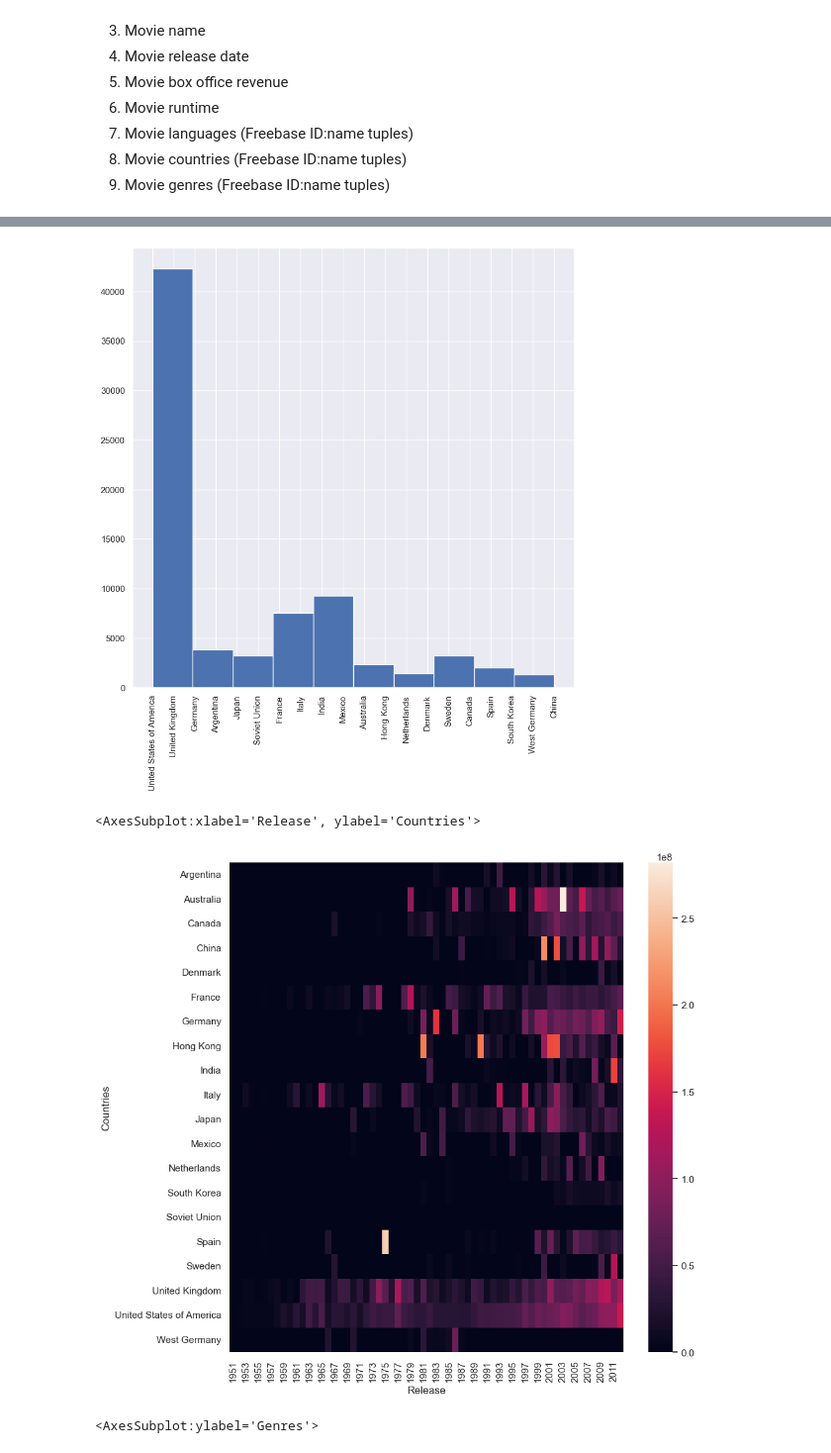
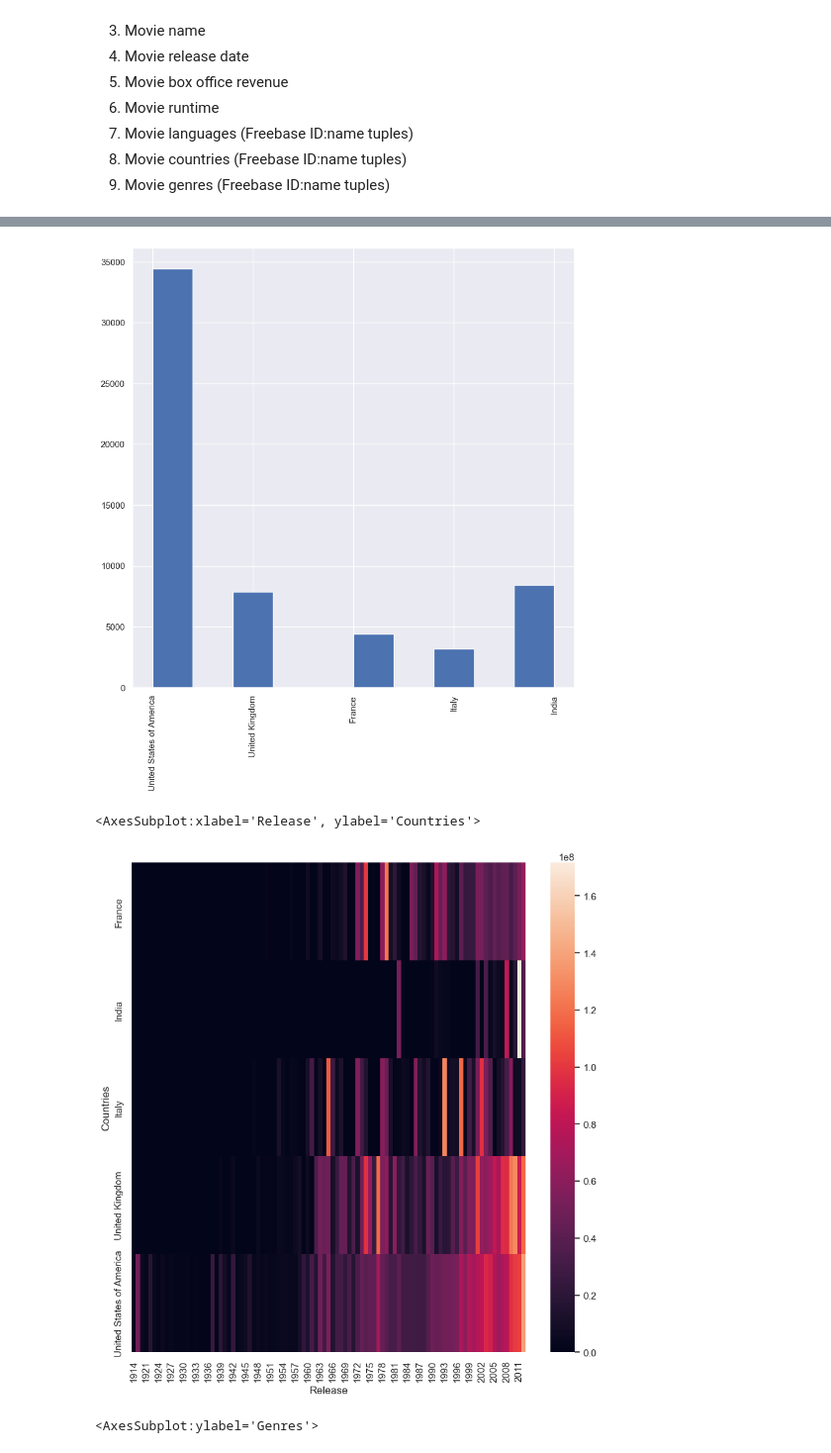
Before and after one commit to epfl-ada/ada-2022-project-rlab, a Jupyter notebook: exploration.ipynb, the cells around one changed output, grey strips where cells are left out. Shown at 99% size. Saved outputs shown, nothing was run; the diff lists cells and outputs as text; code cells hidden in the pictures.

Commit message:
add exploratory plots

```diff
--- a/exploration.ipynb
+++ b/exploration.ipynb
@@ -10,7 +10,7 @@ import ast
 # %% [markdown]
 # Brief analysis of the data
 # %%
-movie_metadata = pd.read_csv('MovieSummaries/movie.metadata.tsv', sep='\t', header=None ,
+movie_metadata = pd.read_csv('dataset/MovieSummaries/movie.metadata.tsv', sep='\t', header=None ,
 names=['WikiID', 'FreebaseID', 'Name', 'Release', 'BoxRevenue', 'Runtime', 'Languages', 'Countries', 'Genres'])
 movie_metadata.head()
 # %% [output]
@@ -47,7 +47,7 @@ movie_metadata.head()
 9. Movie genres (Freebase ID:name tuples)
 # %%
 processed = movie_metadata
-processed = processed.explode(column="Countries")
+processed = processed.explode(column="Countries").reset_index(drop = True)
 processed.head()
 # %% [output]
 |  | WikiID | FreebaseID | Name | Release | BoxRevenue | Runtime | Languages | Countries | Genres |
@@ -74,7 +69,7 @@ Name: Name, dtype: int64
 # %%
 #processed.groupby(by="Countries")["Name"].count()[processed.groupby(by="Countries")["Name"].count().apply(lambda x: x>100)].sort_values(ascending=False)
 # %%
-k = processed.groupby(by="Countries")["Name"].count().nlargest(20).index
+k = processed.groupby(by="Countries")["Name"].count().nlargest(5).index
 pruned = processed[processed["Countries"].apply(lambda x: x in k)]
 #sns.histplot(data= pruned, y="Countries")
 pruned["Countries"].hist()
@@ -82,15 +77,15 @@ plt.xticks(rotation=90)
 sns.set(rc={'figure.figsize':(10,10)})
 sns.set_style("darkgrid")
 # %% [output]
-[figure, old version]
+[figure, new version]
 # %%
 temp = pruned.pivot_table(index = 'Countries', columns='Release', values='BoxRevenue', aggfunc='mean', fill_value=0)
-temp = temp.loc[:, temp.apply(lambda x: int(x.name)>1950, axis = 0)]
+#temp = temp.loc[:, temp.apply(lambda x: int(x.name)>1950, axis = 0)]
 
 sns.heatmap(temp)
 # %% [output]
 <AxesSubplot:xlabel='Release', ylabel='Countries'>
-[figure, old version]
+[figure, new version]
 # %%
 exploded = pruned[pruned["Countries"].apply(lambda x: x =="United Kingdom" )].explode("Genres")
 tmp = exploded.pivot_table(index = 'Genres', columns='Release', values='BoxRevenue', aggfunc='mean', fill_value=0)
```
Also changed, not shown: parts of 20 cells of this notebook.
